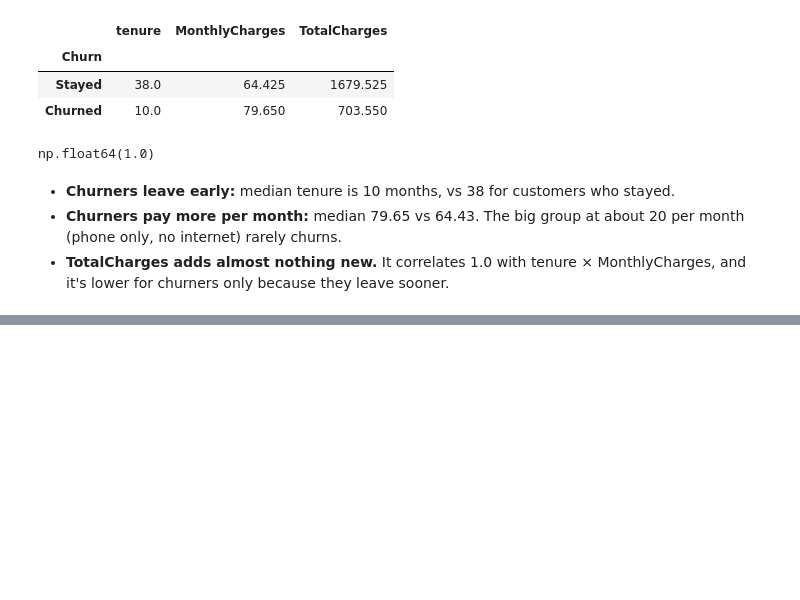
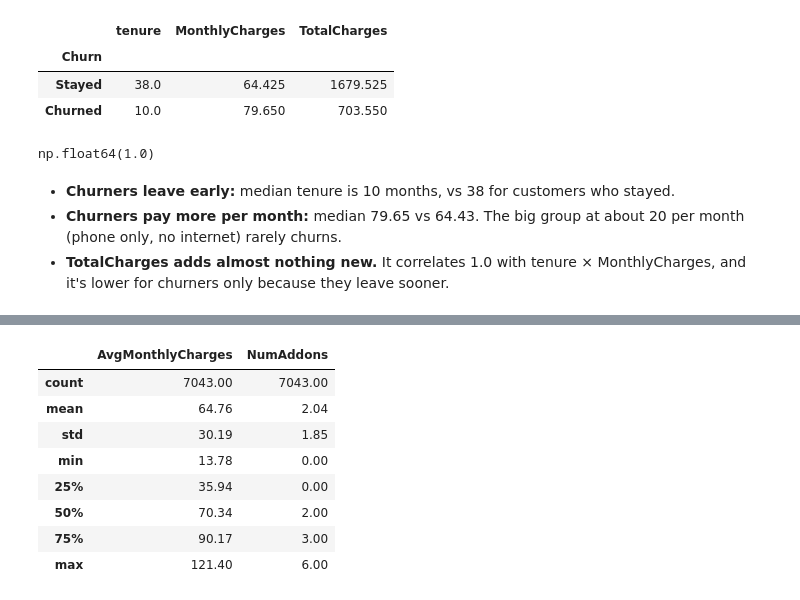
Before and after one commit to MuteMuty/telco-churn, a Jupyter notebook: notebooks/churn_analysis.ipynb, the cells around one changed output, grey strips where cells are left out. Saved outputs shown, nothing was run; the diff lists cells and outputs as text; code cells hidden in the pictures; blank space fills up the shorter version.

```diff
--- a/notebooks/churn_analysis.ipynb
+++ b/notebooks/churn_analysis.ipynb
@@ -265,0 +280,13 @@ np.float64(1.0)
+# %%
+X_feat = add_features(X)
+X_feat[ENGINEERED_COLUMNS].describe().round(2)
+# %% [output]
+|  | AvgMonthlyCharges | NumAddons |
+| count | 7043.00 | 7043.00 |
+| mean | 64.76 | 2.04 |
+| std | 30.19 | 1.85 |
+| min | 13.78 | 0.00 |
+| 25% | 35.94 | 0.00 |
+| 50% | 70.34 | 2.00 |
+| 75% | 90.17 | 3.00 |
+| max | 121.40 | 6.00 |
```
Also changed, not shown: parts of 18 cells of this notebook, 2 other files.
